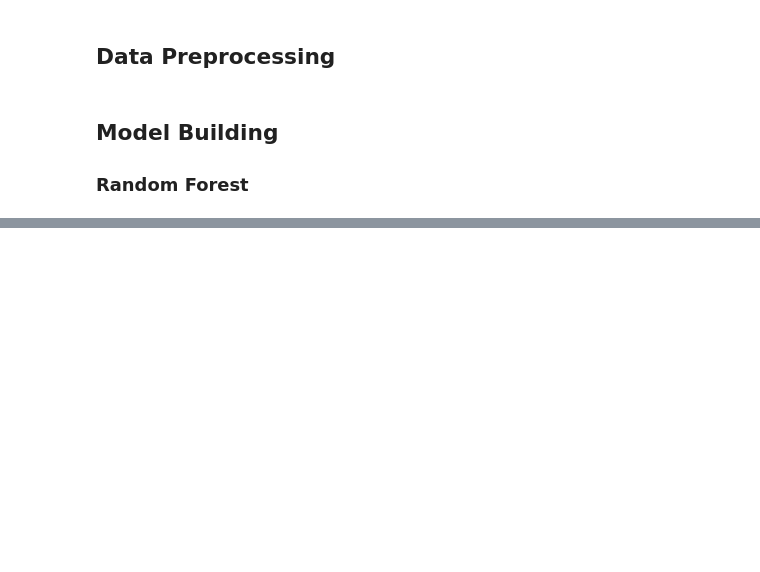
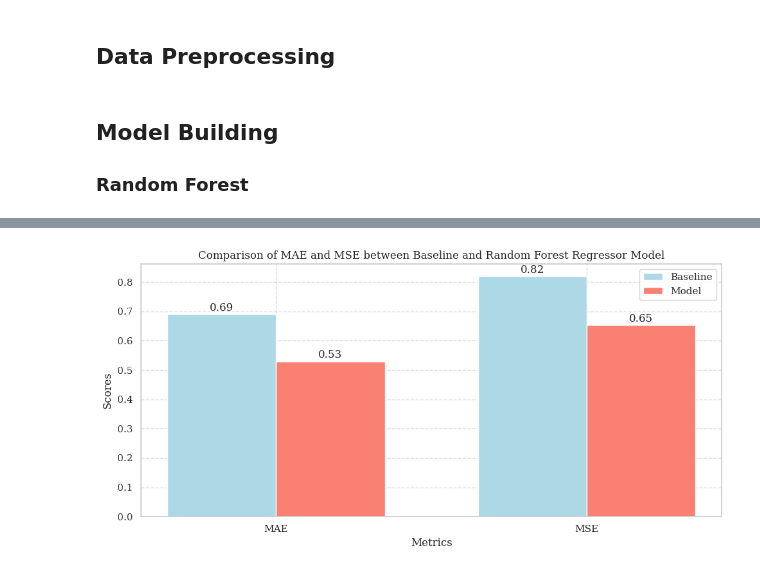
Before and after one commit to trigeminal/wine-quality-classification, a Jupyter notebook: notebooks/prediction.ipynb, the cells around one changed output, grey strips where cells are left out. Drawn from its saved outputs; the diff is of its cells as text; code cells hidden in the pictures; blank space fills up the shorter version.

Commit message:
feat: add new models, add model comparison

```diff
--- a/notebooks/prediction.ipynb
+++ b/notebooks/prediction.ipynb
@@ -23,2 +31,8 @@ from sklearn.metrics import mean_absolute_error, mean_squared_error, r2_score
+# %%
+# Suppress warnings
+warnings.filterwarnings('ignore')
+
+# Set the default Seaborn style
+sns.set_theme(style='whitegrid', font='serif')
 # %% [markdown]
 ### Helper Functions
@@ -25,3 +41,12 @@ from sklearn.metrics import mean_absolute_error, mean_squared_error, r2_score
+# %%
+def add_labels(rects):
+    for rect in rects:
+        height = rect.get_height()
+        ax.annotate(f'{height:.2f}',
+                    xy=(rect.get_x() + rect.get_width() / 2, height),
+                    xytext=(0, 1),
+                    textcoords="offset points",
+                    ha='center', va='bottom')
 # %% [markdown]
 ## Load the Data
 # %%
@@ -210,0 +131,58 @@ plt.show()
+# %%
+# Initialize Random Forest Regressor model
+rfr_model = RandomForestClassifier(n_estimators=100, random_state=42)
+
+# Train the model
+rfr_model.fit(X_train, y_train)
+
+# Predict the target values
+rfr_y_pred = rfr_model.predict(X_test)
+
+# Calculate the baseline predictions
+baseline_pred = np.mean(y_test)
+
+# Calculate MAE and MSE for the baseline model
+baseline_mae = mean_absolute_error(y_test, [baseline_pred] * len(y_test))
+baseline_mse = mean_squared_error(y_test, [baseline_pred] * len(y_test))
+
+# Evaluate the model
+rfr_mae = mean_absolute_error(y_test, rfr_y_pred)
+rfr_mse = mean_squared_error(y_test, rfr_y_pred)
+
+# Plot the MAE and MSE
+metrics = ['MAE', 'MSE']
+baseline_metrics = [baseline_mae, baseline_mse]
+rfr_metrics = [rfr_mae, rfr_mse]
+
+x = np.arange(len(metrics))
+width = 0.35
+
+# Set the figure size
+fig, ax = plt.subplots(figsize=(10, 5))
+rects1 = ax.bar(x - width/2, baseline_metrics, width, label='Baseline', color='lightblue')
+rects2 = ax.bar(x + width/2, rfr_metrics, width, label='Model', color='salmon')
+
+# Add labels, title, and legend
+ax.set_xlabel('Metrics')
+ax.set_ylabel('Scores')
+ax.set_title('Comparison of MAE and MSE between Baseline and Random Forest Regressor Model')
+
+# Add xticks
+ax.set_xticks(x)
+ax.set_xticklabels(metrics)
+
+# Add legend
+ax.legend()
+
+# Add text annotations
+add_labels(rects1)
+add_labels(rects2)
+
+# Add grid
+ax.grid(linestyle='--', alpha=0.7)
+
+# Display the plot
+plt.tight_layout()
+plt.show()
+# %% [output]
+[figure, added]
```
Also changed, not shown: parts of 22 cells of this notebook.
